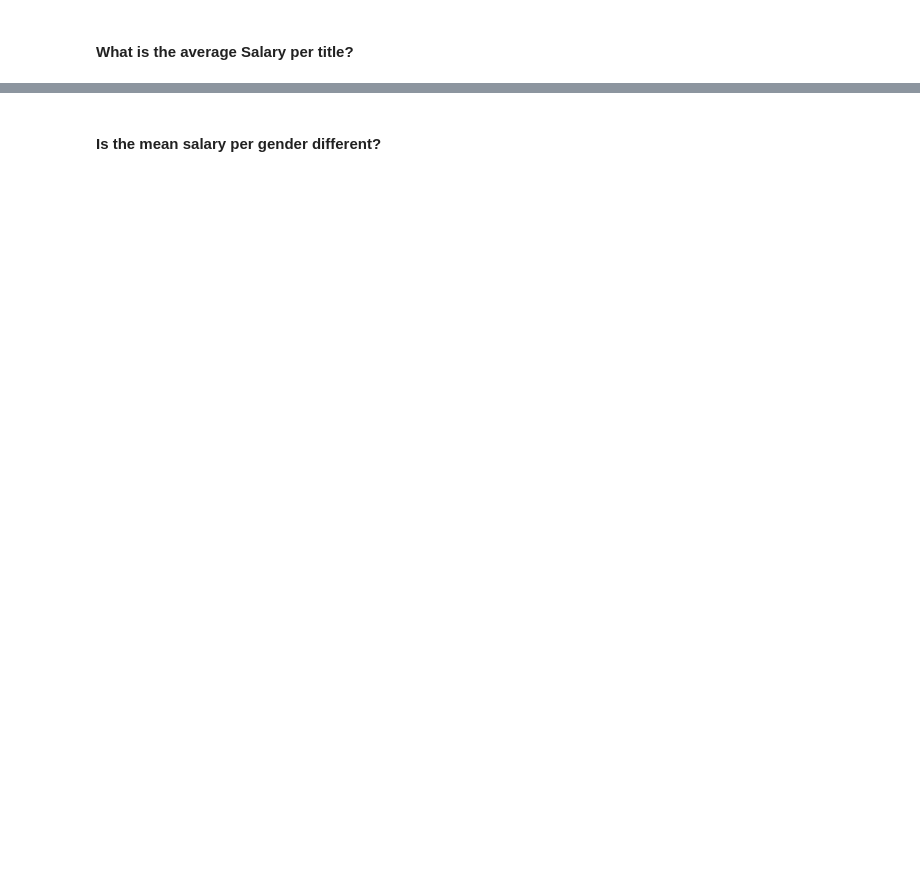
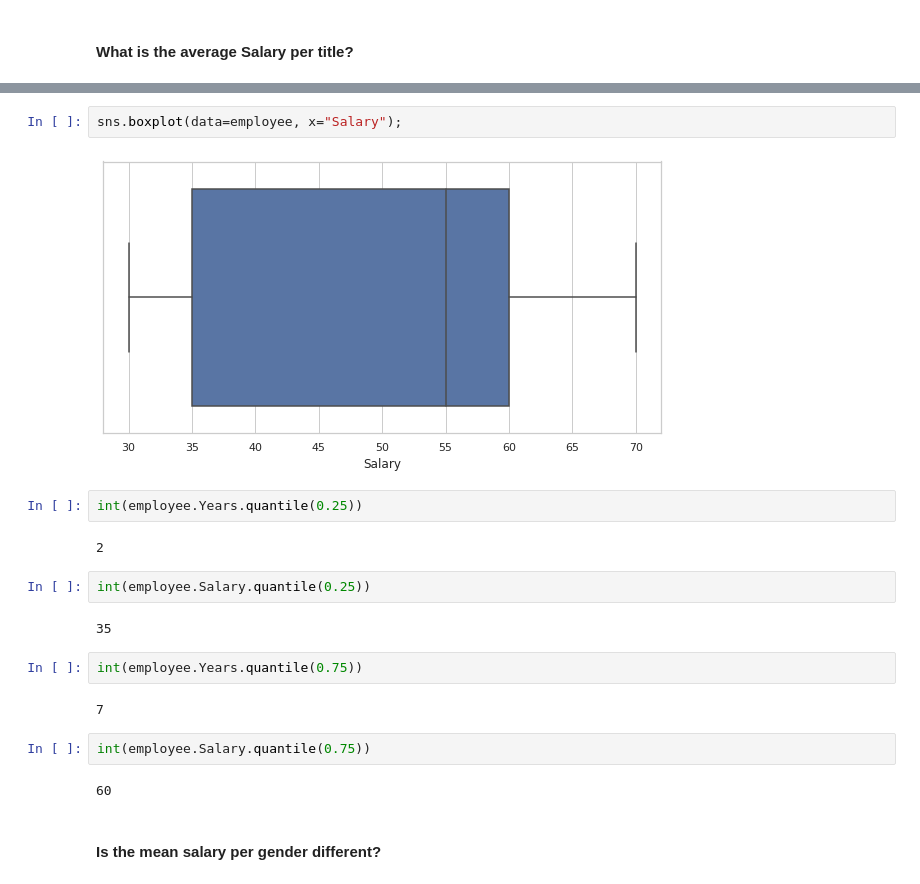
Before and after one commit to Ironhack-Data-Madrid-Octubre-2021/lab-descriptive-stats, a Jupyter notebook: your-code/main.ipynb, the cells around one changed output, grey strips where cells are left out. Saved outputs shown, nothing was run; the diff lists cells and outputs as text; blank space fills up the shorter version.

```diff
--- a/your-code/main.ipynb
+++ b/your-code/main.ipynb
@@ -253,2 +286,22 @@ array([30])
+# %%
+sns.boxplot(data=employee, x="Salary");
+# %% [output]
+[figure, added]
+# %%
+int(employee.Years.quantile(0.25))
+# %% [output]
+2
+# %%
+int(employee.Salary.quantile(0.25))
+# %% [output]
+35
+# %%
+int(employee.Years.quantile(0.75))
+# %% [output]
+7
+# %%
+int(employee.Salary.quantile(0.75))
+# %% [output]
+60
 # %% [markdown]
 #### Is the mean salary per gender different?
```
Also changed, not shown: parts of 22 cells of this notebook.
